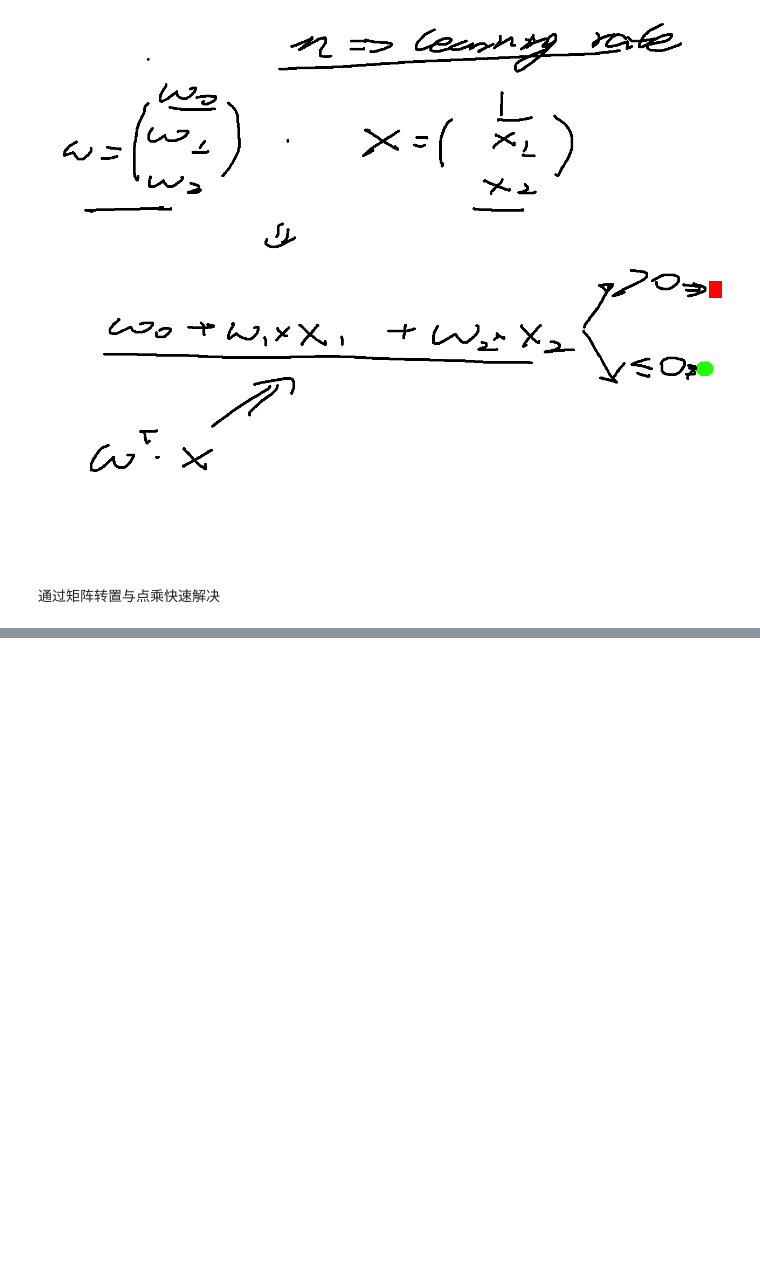
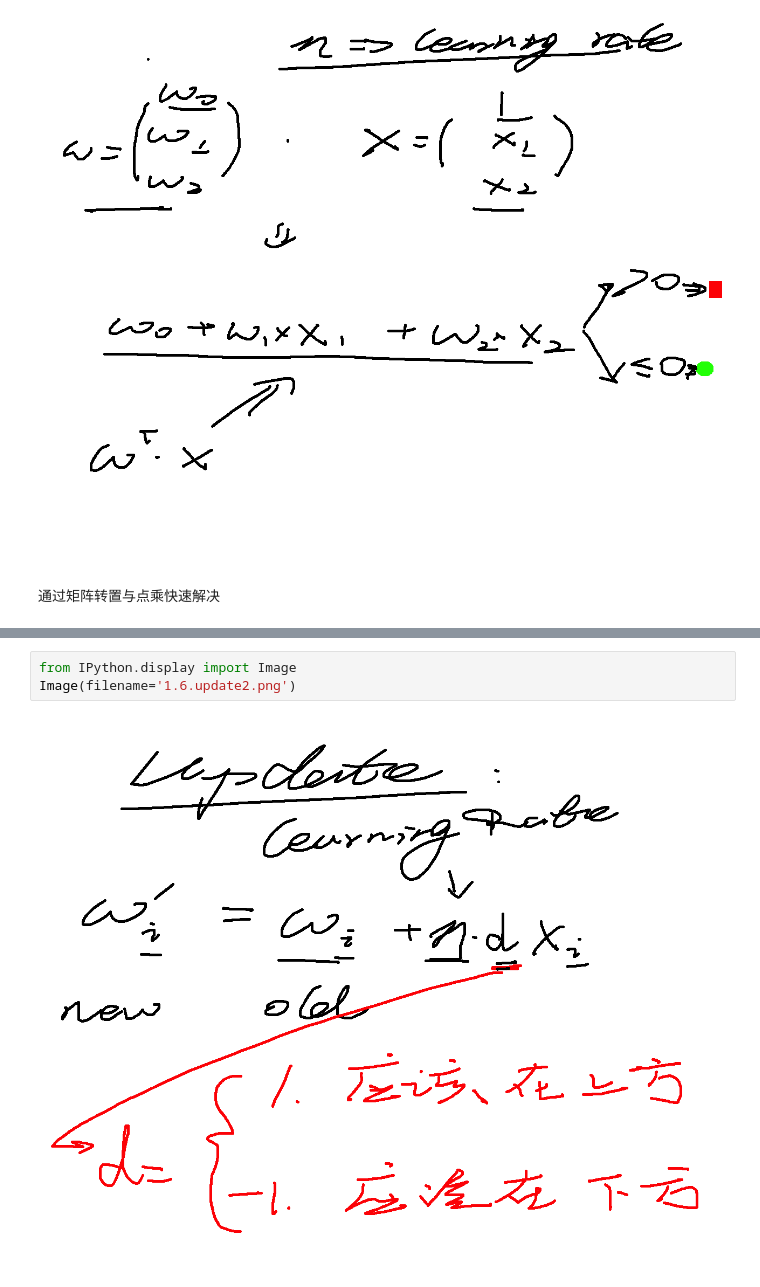
Before and after one commit to williamjiamin/Pure_Python_for_DS_ML, a Jupyter notebook: 11.感知器(Perceptron)/1.Perceptron_Intro.ipynb, the cells around one changed output, grey strips where cells are left out. Saved outputs shown, nothing was run; the diff lists cells and outputs as text; blank space fills up the shorter version.

```diff
--- a/11.感知器(Perceptron)/1.Perceptron_Intro.ipynb
+++ b/11.感知器(Perceptron)/1.Perceptron_Intro.ipynb
@@ -31,0 +37,5 @@ Image(filename='1.4.somemath.png')
+# %%
+from IPython.display import Image
+Image(filename='1.6.update2.png')
+# %% [output]
+[figure, added]
```
Also changed, not shown: parts of 5 cells of this notebook, 5 other files.
